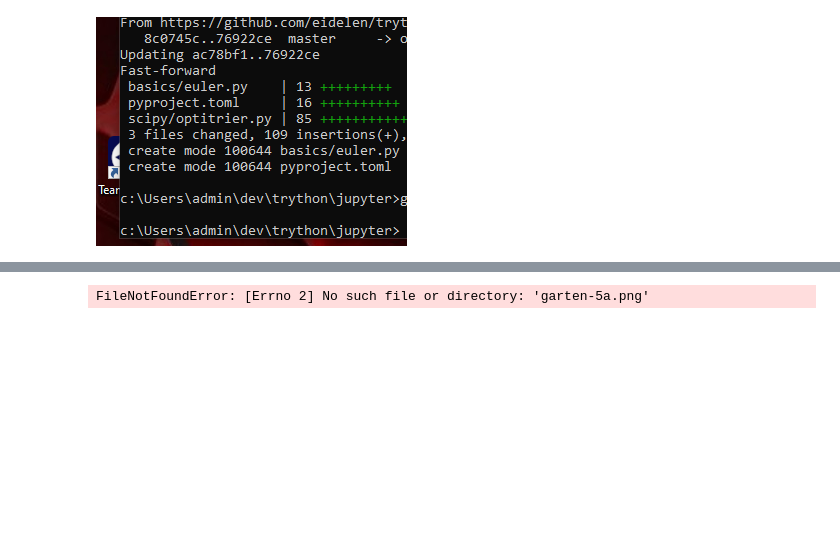
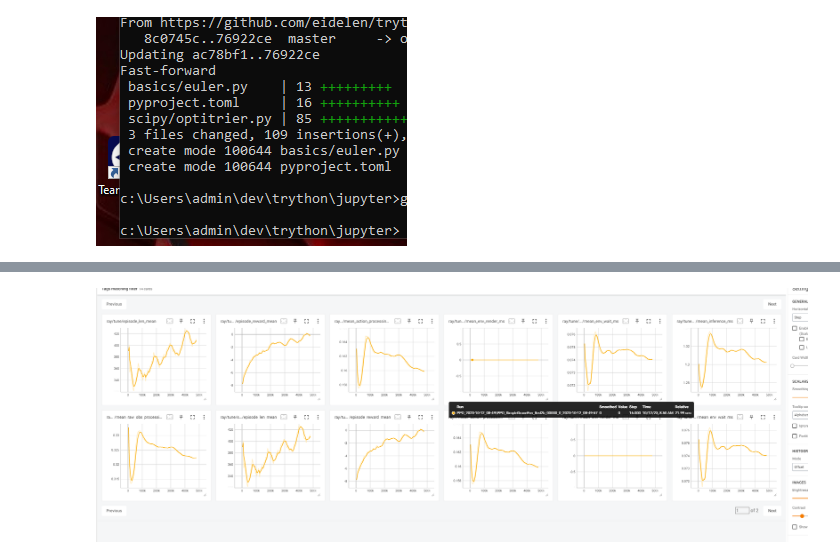
Before and after one commit to eidelen/trython, a Jupyter notebook: jupyter/myNotebook.ipynb, the cells around one changed output, grey strips where cells are left out. Cells and saved outputs as stored; diff of their text form; code cells hidden in the pictures; blank space fills up the shorter version.

```diff
--- a/jupyter/myNotebook.ipynb
+++ b/jupyter/myNotebook.ipynb
@@ -34,0 +31,8 @@ FileUpload(value=({'name': 'garten-5a.png', 'type': 'image/png', 'size': 5719752
+# %%
+print(fle)
+print(fle.value)
+print(fle.value[0]['name'])
+f_name = fle.value[0]['name']
+with open(f_name, 'wb') as output_file:
+    contentptr = fle.value[0]['content']
+    output_file.write(contentptr)
@@ -35,5 +43,5 @@ FileUpload(value=({'name': 'garten-5a.png', 'type': 'image/png', 'size': 5719752
 # %%
-img2 = Image.open("garten-5a.png")
+img2 = Image.open(f_name)
 display(img2)
 # %% [output]
-FileNotFoundError: [Errno 2] No such file or directory: 'garten-5a.png'
+[figure, added]
```
Also changed, not shown: parts of 4 cells of this notebook, 1 other file.
